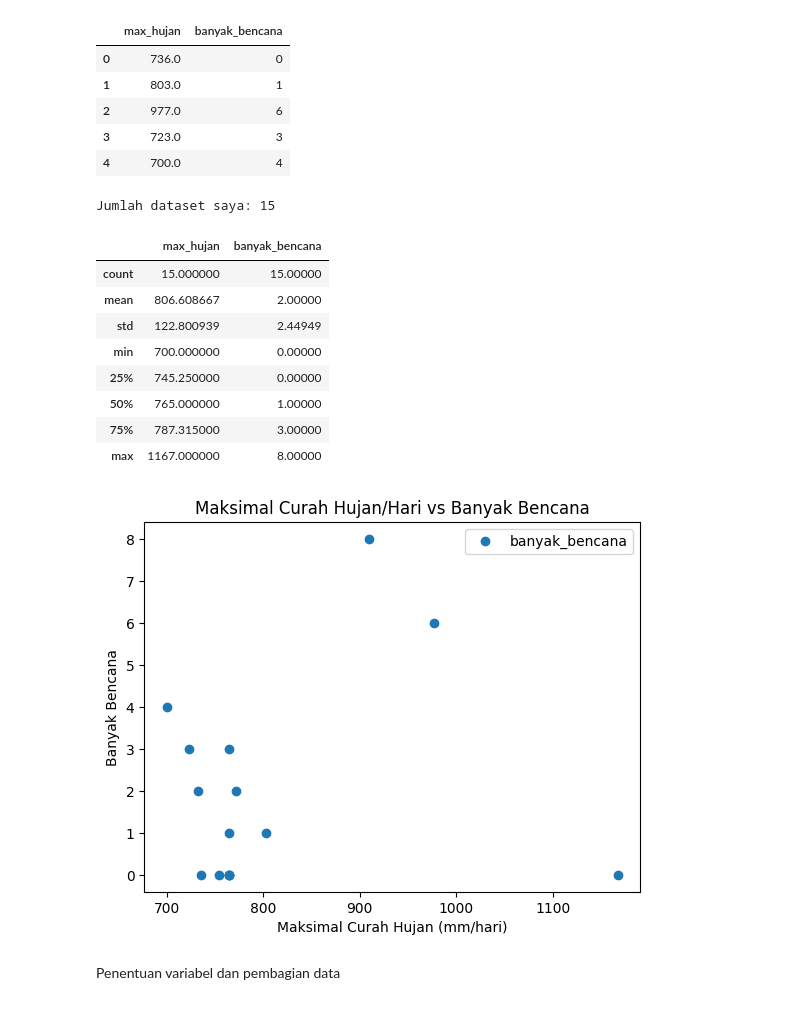
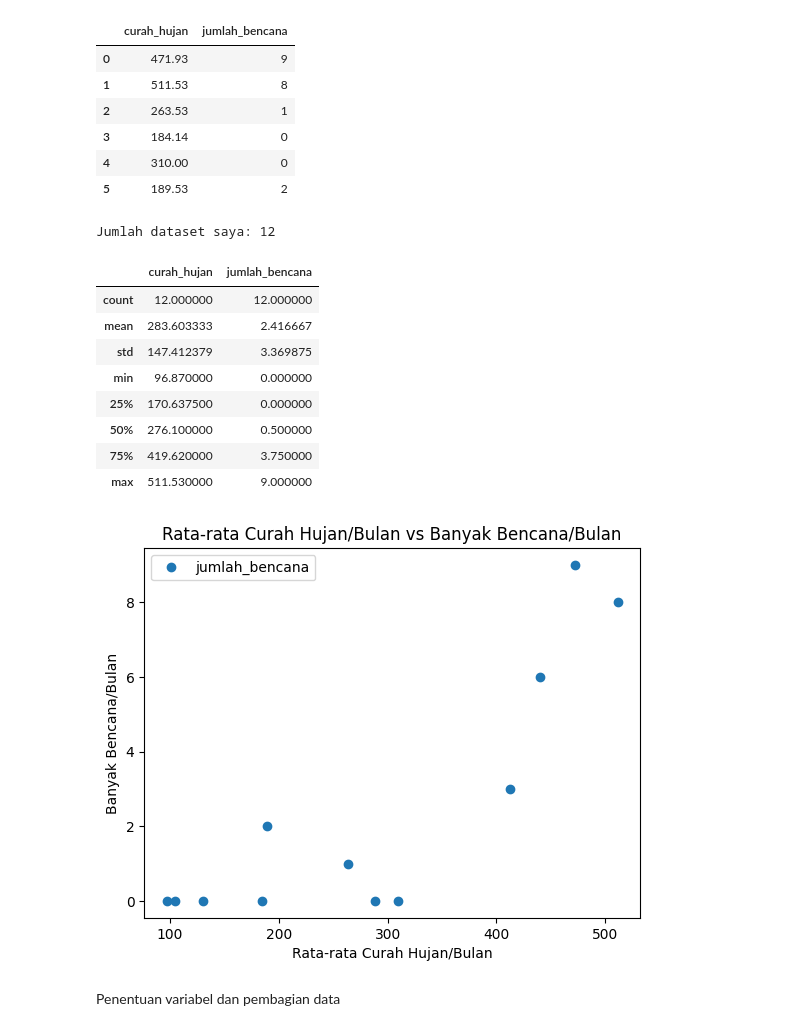
Before and after one commit to nilamaula26/Aplikasi-Login, a Jupyter notebook: Linear_Regression_Laporan_PKL.ipynb, the cells around one changed output. Drawn from its saved outputs; the diff is of its cells as text; code cells hidden in the pictures.

```diff
--- a/Linear_Regression_Laporan_PKL.ipynb
+++ b/Linear_Regression_Laporan_PKL.ipynb
@@ -7,42 +7,41 @@ import seaborn as sns
 %matplotlib inline
 import matplotlib.pyplot as plt
 import math
-from sklearn.linear_model import LinearRegression
-from sklearn.model_selection import KFold
-from sklearn.metrics import mean_squared_error as mse, r2_score as r2
-dataset= pd.read_csv("/content/data_bencana.csv")
-dataset.head(5)
+from sklearn.model_selection import train_test_split
+dataset= pd.read_csv("/content/data bencana.csv")
+dataset.head(6)
 # %% [output]
-|  | max_hujan | banyak_bencana |
-| 0 | 736.0 | 0 |
-| 1 | 803.0 | 1 |
-| 2 | 977.0 | 6 |
-| 3 | 723.0 | 3 |
-| 4 | 700.0 | 4 |
+|  | curah_hujan | jumlah_bencana |
+| 0 | 471.93 | 9 |
+| 1 | 511.53 | 8 |
+| 2 | 263.53 | 1 |
+| 3 | 184.14 | 0 |
+| 4 | 310.00 | 0 |
+| 5 | 189.53 | 2 |
 # %%
 print("Jumlah dataset saya: "+str(len(dataset.index)))
 # %% [output]
-Jumlah dataset saya: 15
+Jumlah dataset saya: 12
 # %%
 dataset.describe()
 # %% [output]
-|  | max_hujan | banyak_bencana |
-| count | 15.000000 | 15.00000 |
-| mean | 806.608667 | 2.00000 |
-| std | 122.800939 | 2.44949 |
-| min | 700.000000 | 0.00000 |
-| 25% | 745.250000 | 0.00000 |
-| 50% | 765.000000 | 1.00000 |
-| 75% | 787.315000 | 3.00000 |
-| max | 1167.000000 | 8.00000 |
+|  | curah_hujan | jumlah_bencana |
+| count | 12.000000 | 12.000000 |
+| mean | 283.603333 | 2.416667 |
+| std | 147.412379 | 3.369875 |
+| min | 96.870000 | 0.000000 |
+| 25% | 170.637500 | 0.000000 |
+| 50% | 276.100000 | 0.500000 |
+| 75% | 419.620000 | 3.750000 |
+| max | 511.530000 | 9.000000 |
 # %%
-dataset.plot(x='max_hujan', y='banyak_bencana', style='o')
-plt.title('Maksimal Curah Hujan/Hari vs Banyak Bencana')
-plt.xlabel('Maksimal Curah Hujan (mm/hari)')
-plt.ylabel('Banyak Bencana')
+dataset.plot(x='curah_hujan', y='jumlah_bencana', style='o')
+plt.title('Rata-rata Curah Hujan/Bulan vs Banyak Bencana/Bulan')
+plt.xlabel('Rata-rata Curah Hujan/Bulan')
+plt.ylabel('Banyak Bencana/Bulan')
 plt.show()
 # %% [output]
-[figure, old version]
+[figure, new version]
 # %% [markdown]
 Penentuan variabel dan pembagian data
 # %%
```
Also changed, not shown: parts of 10 cells of this notebook.
